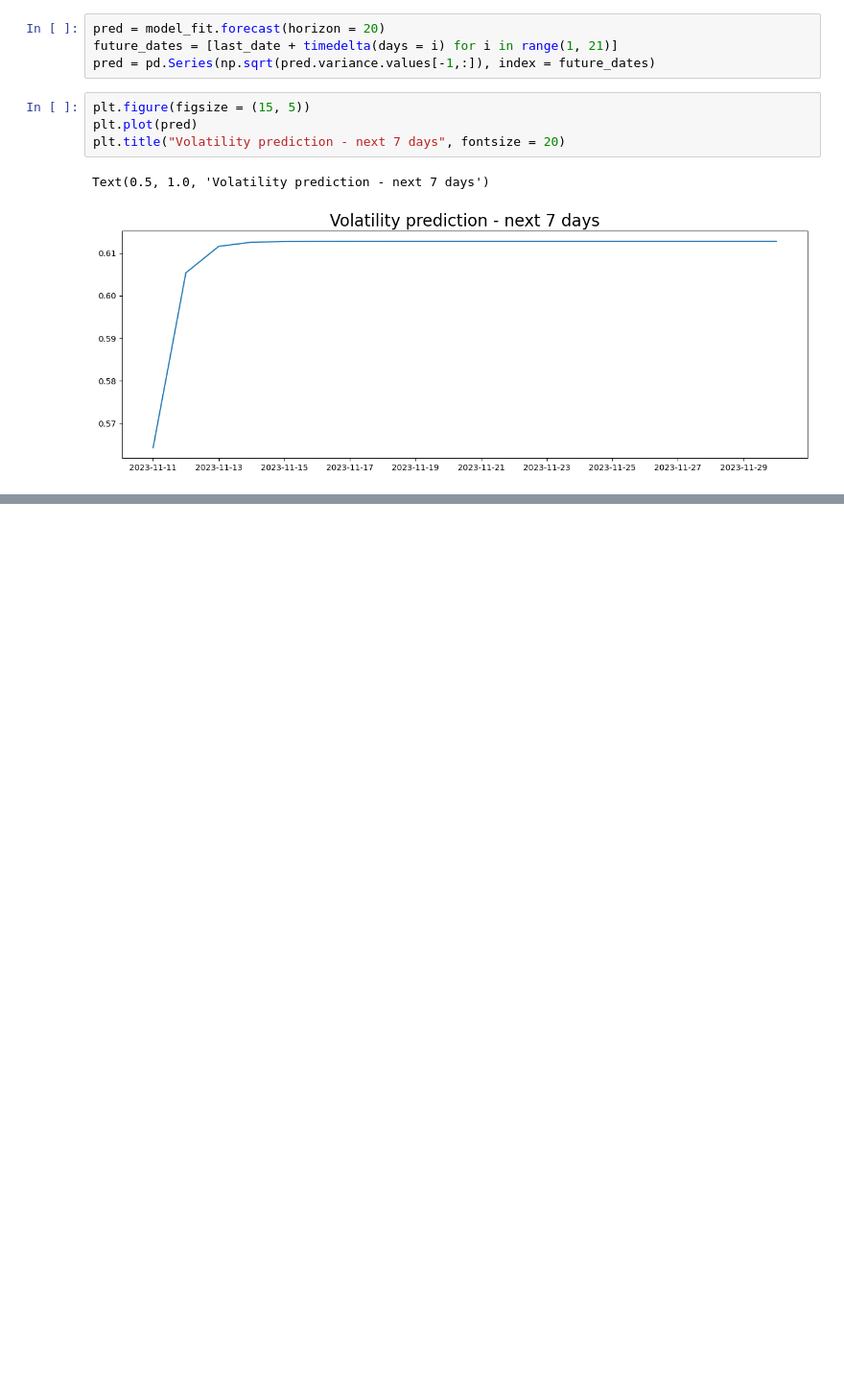
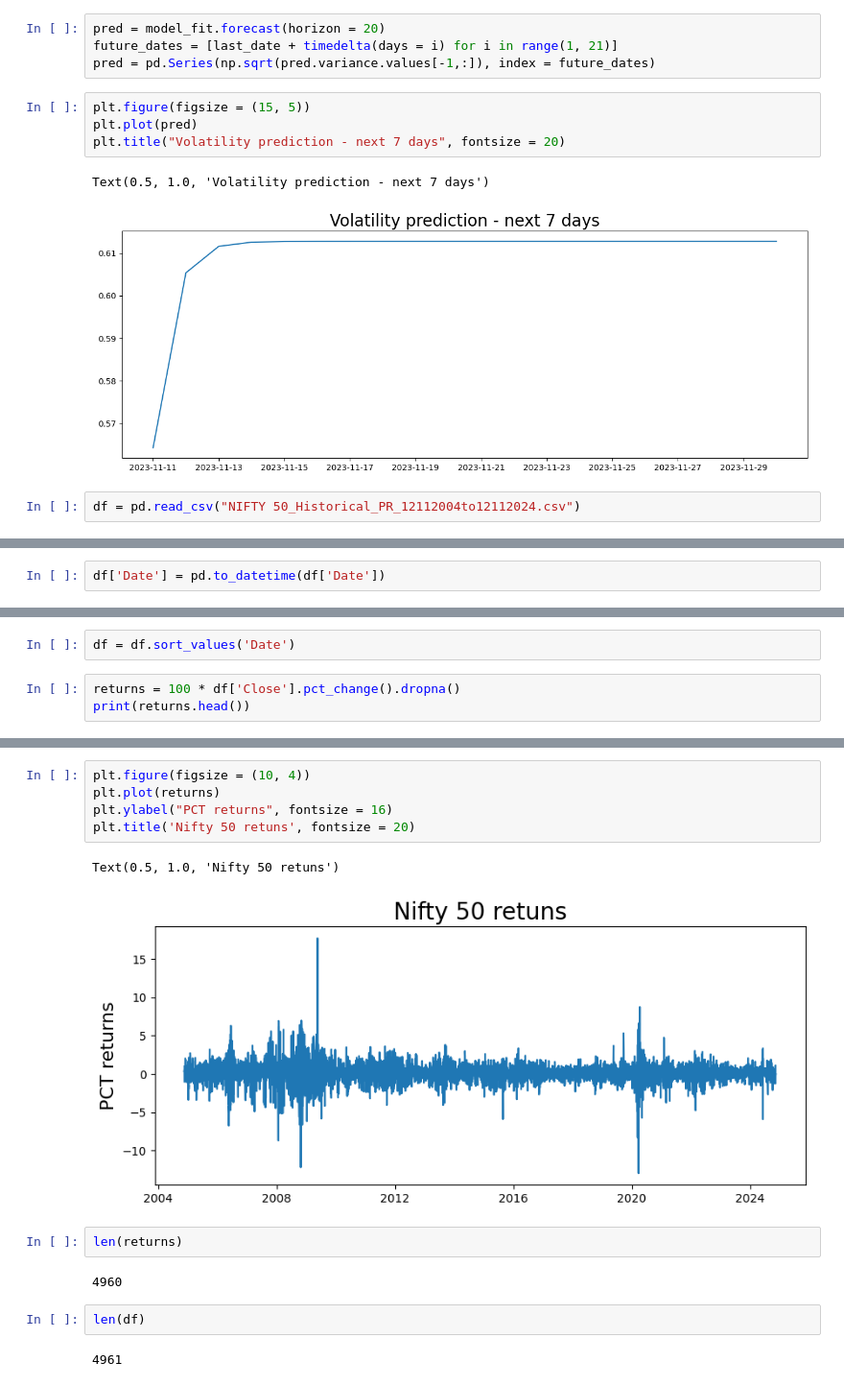
Before and after one commit to mxcjhack/Garch-dataset-volatility, a Jupyter notebook: Untitled.ipynb, the cells around one changed output, grey strips where cells are left out. Shown at 96% size. Saved outputs shown, nothing was run; the diff lists cells and outputs as text; blank space fills up the shorter version.

```diff
--- a/Untitled.ipynb
+++ b/Untitled.ipynb
@@ -417,3 +399,5 @@ plt.title("Volatility prediction - next 7 days", fontsize = 20)
 # %% [output]
 Text(0.5, 1.0, 'Volatility prediction - next 7 days')
 [figure]
+# %%
+df = pd.read_csv("NIFTY 50_Historical_PR_12112004to12112024.csv")
@@ -419,0 +425,2 @@ Text(0.5, 1.0, 'Volatility prediction - next 7 days')
+# %%
+df['Date'] = pd.to_datetime(df['Date'])
@@ -419,0 +447,5 @@ Text(0.5, 1.0, 'Volatility prediction - next 7 days')
+# %%
+df = df.sort_values('Date')
+# %%
+returns = 100 * df['Close'].pct_change().dropna()
+print(returns.head())
@@ -419,0 +488,16 @@ Text(0.5, 1.0, 'Volatility prediction - next 7 days')
+# %%
+plt.figure(figsize = (10, 4))
+plt.plot(returns)
+plt.ylabel("PCT returns", fontsize = 16)
+plt.title('Nifty 50 retuns', fontsize = 20)
+# %% [output]
+Text(0.5, 1.0, 'Nifty 50 retuns')
+[figure, added]
+# %%
+len(returns)
+# %% [output]
+4960
+# %%
+len(df)
+# %% [output]
+4961
```
Also changed, not shown: parts of 32 cells of this notebook, 1 other file.
